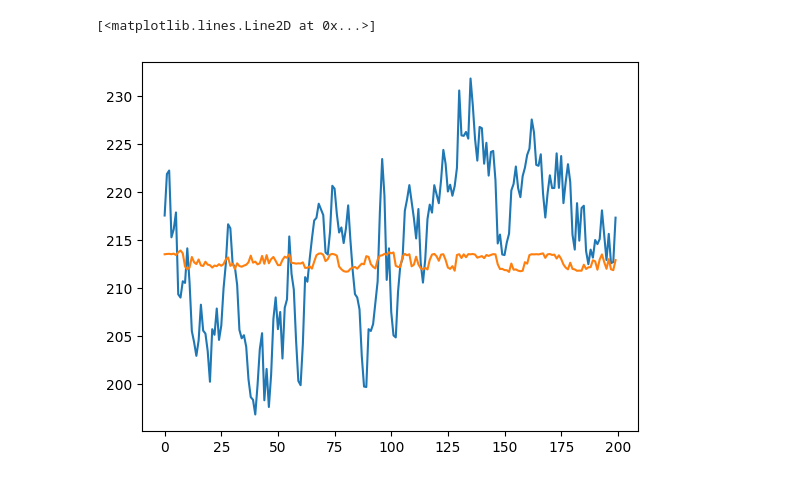
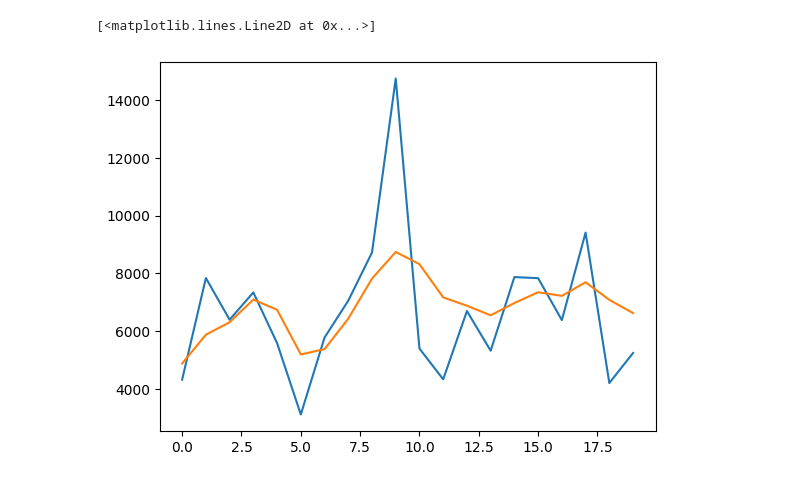
Before and after one commit to ajaye2/TS-FM, a Jupyter notebook: dev.ipynb, the cells around one changed output. Saved outputs shown, nothing was run; the diff lists cells and outputs as text; code cells hidden in the pictures.

```diff
--- a/dev.ipynb
+++ b/dev.ipynb
@@ -36,6 +36,11 @@ xmr_array = create_3d_array(temp_df_xmr, temp_df_xmr.index, 24)
 
 # standardize(temp_df_btc, 500, type='standard')['close'].plot()
 
-btc_array = create_3d_array(temp_df_btc, temp_df_btc.index, 200)
-eth_array = create_3d_array(temp_df_eth, temp_df_eth.index, 200)
-xmr_array = create_3d_array(temp_df_xmr, temp_df_xmr.index, 200)
+cols = ['close', 'volume'] #temp_df_btc.columns
+
+max_seq_len = 50
+
+
+btc_array = create_3d_array(temp_df_btc[cols], temp_df_btc.index, max_seq_len)
+eth_array = create_3d_array(temp_df_eth[cols], temp_df_eth.index, max_seq_len)
+xmr_array = create_3d_array(temp_df_xmr[cols], temp_df_xmr.index, max_seq_len)
@@ -117,0 +99,14 @@ Epoch: 9, Loss: 914901475352576.0
+# %%
+# Init parameters
+input_dims  = btc_array.shape[1:]
+hidden_dims = 16
+output_dims = 16
+
+# Create an instance of the model
+masked_ae = LSTMMaskedAutoencoderProjection(input_dims, hidden_dims, output_dims, use_revin=True)
+
+# Print the model summary
+summary(masked_ae, (128,) + input_dims)
+
+# Train the model
+masked_ae.warmup(dataset= datasets['dataset_btc'], n_epochs=10, batch_size=128, learning_rate=1e-3, log=True)
@@ -118,8 +134,12 @@ Epoch: 9, Loss: 914901475352576.0
 # %%
-reconstructed_input = masked_ae(inputs)
+reconstructed_input = masked_ae(inputs, training=False)
+plt.plot(inputs[0][:,1].detach().numpy())
+plt.plot(reconstructed_input[0][:,1].detach().numpy())
 
-plt.plot(inputs[0][:,0].detach().numpy())
-plt.plot(reconstructed_input[0][:,0].detach().numpy())
+plt.show()
+
+embeddings = masked_ae.encode(inputs, type_of_pooling='mean')
+# plt.plot( embeddings[:,2].detach().numpy() )
 # %% [output]
 [<matplotlib.lines.Line2D at 0x...>]
-[figure, old version]
+[figure, new version]
```
Also changed, not shown: parts of 13 cells of this notebook, 11 other files.
